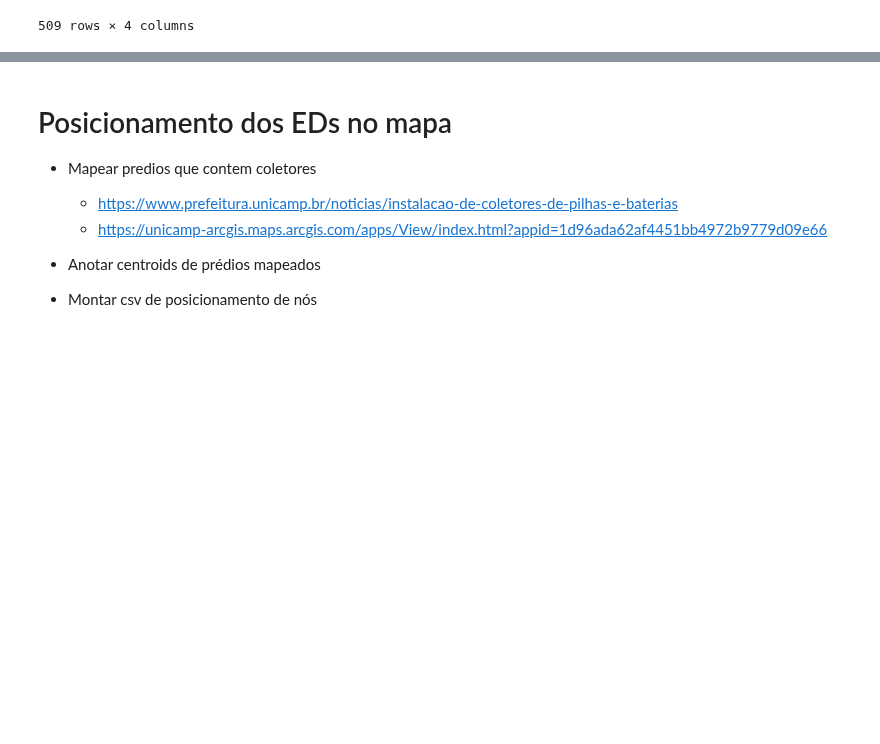
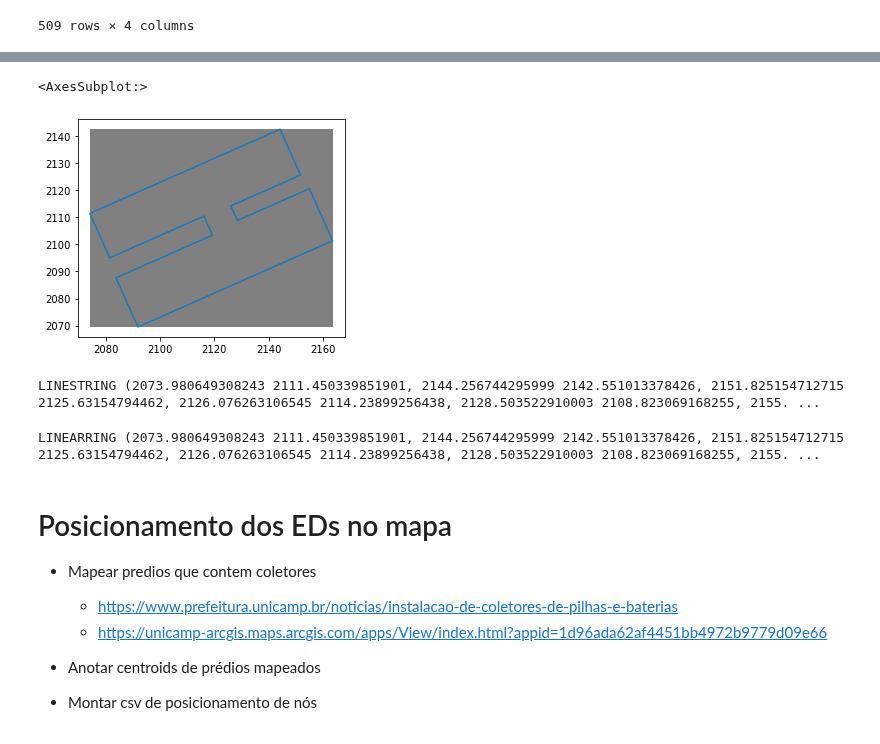
Before and after one commit to wasp-lahis/ns3-bmap, a Jupyter notebook: Unicamp-Buildings-to-NS3.ipynb, the cells around one changed output, grey strips where cells are left out. Saved outputs shown, nothing was run; the diff lists cells and outputs as text; code cells hidden in the pictures; blank space fills up the shorter version.

```diff
--- a/Unicamp-Buildings-to-NS3.ipynb
+++ b/Unicamp-Buildings-to-NS3.ipynb
@@ -494,3 +561,33 @@ Total rows: 509
+# %%
+a = ic_predio.boundary
+# print(ic_predio.bounds)
+
+
+ax = a.plot()
+
+mapa_box = gpd.GeoSeries(building)
+mapa_box.plot(ax=ax, color='Gray')
+# %% [output]
+<AxesSubplot:>
+[figure, added]
+# %%
+a = ic_predio.boundary
+# print(ic_predio.bounds)
+b = list(a)
+print(b[0])
+
+# ponto 1 = 2073.980649308243 2111.450339851901
+# ponto 2 = 2091.767137392482 2069.518034606241
+# ponto 3 = 2144.256744295999 2142.551013378426
+# ponto 4 = 2163.675833219721 2101.350384640507
+# %% [output]
+LINESTRING (2073.980649308243 2111.450339851901, 2144.256744295999 2142.551013378426, 2151.825154712715 2125.63154794462, 2126.076263106545 2114.23899256438, 2128.503522910003 2108.823069168255, 2155. ...
+# %%
+a = ic_predio.exterior
+b = list(a)
+print(b[0])
+# %% [output]
+LINEARRING (2073.980649308243 2111.450339851901, 2144.256744295999 2142.551013378426, 2151.825154712715 2125.63154794462, 2126.076263106545 2114.23899256438, 2128.503522910003 2108.823069168255, 2155. ...
 # %% [markdown]
 # Posicionamento dos EDs no mapa
 
```
Also changed, not shown: parts of 5 cells of this notebook.
